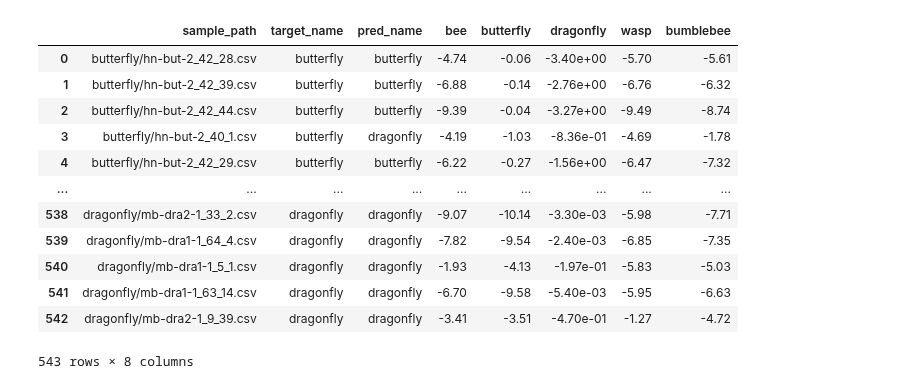
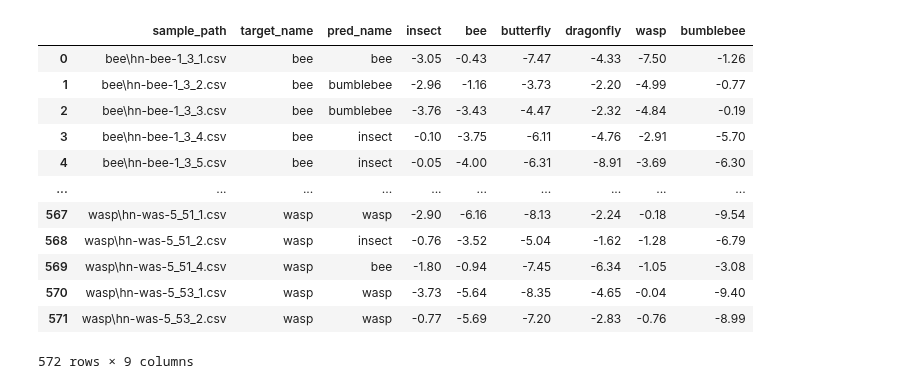
Before and after one commit to boeges/ma_point_cloud_processing, a Jupyter notebook: confusion_matrix.ipynb, the cells around one changed output. Cells and saved outputs as stored; diff of their text form; code cells hidden in the pictures.

```diff
--- a/confusion_matrix.ipynb
+++ b/confusion_matrix.ipynb
@@ -22,27 +22,28 @@ matplotlib.rcParams.update({
 })
 # %%
 PN_BASE_DIR = Path("../Pointnet_Pointnet2_pytorch/log/classification/")
-PRED_FILE = PN_BASE_DIR / "msg_cls5C_e40_bs8_pts4096_split7030_ds5fps/logs/pred_per_sample_7030.csv"
+# PRED_FILE = PN_BASE_DIR / "msg_cls5C_e40_bs8_pts4096_split7030_ds5fps/logs/pred_per_sample_7030.csv"
+PRED_FILE = PN_BASE_DIR / "msg_cls6_e40_bs8_pts4096_split7030_ds5fps/logs/pred_per_sample_7030.csv"
 
 exp_name = PRED_FILE.parent.parent.name
 
 df = pd.read_csv(PRED_FILE, header="infer")
 
 display(df)
 # %% [output]
-|  | sample_path | target_name | pred_name | bee | butterfly | dragonfly | wasp | bumblebee |
-| 0 | butterfly/hn-but-2_42_28.csv | butterfly | butterfly | -4.74 | -0.06 | -3.40e+00 | -5.70 | -5.61 |
-| 1 | butterfly/hn-but-2_42_39.csv | butterfly | butterfly | -6.88 | -0.14 | -2.76e+00 | -6.76 | -6.32 |
-| 2 | butterfly/hn-but-2_42_44.csv | butterfly | butterfly | -9.39 | -0.04 | -3.27e+00 | -9.49 | -8.74 |
-| 3 | butterfly/hn-but-2_40_1.csv | butterfly | dragonfly | -4.19 | -1.03 | -8.36e-01 | -4.69 | -1.78 |
-| 4 | butterfly/hn-but-2_42_29.csv | butterfly | butterfly | -6.22 | -0.27 | -1.56e+00 | -6.47 | -7.32 |
-| ... | ... | ... | ... | ... | ... | ... | ... | ... |
-| 538 | dragonfly/mb-dra2-1_33_2.csv | dragonfly | dragonfly | -9.07 | -10.14 | -3.30e-03 | -5.98 | -7.71 |
-| 539 | dragonfly/mb-dra1-1_64_4.csv | dragonfly | dragonfly | -7.82 | -9.54 | -2.40e-03 | -6.85 | -7.35 |
-| 540 | dragonfly/mb-dra1-1_5_1.csv | dragonfly | dragonfly | -1.93 | -4.13 | -1.97e-01 | -5.83 | -5.03 |
-| 541 | dragonfly/mb-dra1-1_63_14.csv | dragonfly | dragonfly | -6.70 | -9.58 | -5.40e-03 | -5.95 | -6.63 |
-| 542 | dragonfly/mb-dra2-1_9_39.csv | dragonfly | dragonfly | -3.41 | -3.51 | -4.70e-01 | -1.27 | -4.72 |
+|  | sample_path | target_name | pred_name | insect | bee | butterfly | dragonfly | wasp | bumblebee |
+| 0 | bee\hn-bee-1_3_1.csv | bee | bee | -3.05 | -0.43 | -7.47 | -4.33 | -7.50 | -1.26 |
+| 1 | bee\hn-bee-1_3_2.csv | bee | bumblebee | -2.96 | -1.16 | -3.73 | -2.20 | -4.99 | -0.77 |
+| 2 | bee\hn-bee-1_3_3.csv | bee | bumblebee | -3.76 | -3.43 | -4.47 | -2.32 | -4.84 | -0.19 |
+| 3 | bee\hn-bee-1_3_4.csv | bee | insect | -0.10 | -3.75 | -6.11 | -4.76 | -2.91 | -5.70 |
+| 4 | bee\hn-bee-1_3_5.csv | bee | insect | -0.05 | -4.00 | -6.31 | -8.91 | -3.69 | -6.30 |
+| ... | ... | ... | ... | ... | ... | ... | ... | ... | ... |
+| 567 | wasp\hn-was-5_51_1.csv | wasp | wasp | -2.90 | -6.16 | -8.13 | -2.24 | -0.18 | -9.54 |
+| 568 | wasp\hn-was-5_51_2.csv | wasp | insect | -0.76 | -3.52 | -5.04 | -1.62 | -1.28 | -6.79 |
+| 569 | wasp\hn-was-5_51_4.csv | wasp | bee | -1.80 | -0.94 | -7.45 | -6.34 | -1.05 | -3.08 |
+| 570 | wasp\hn-was-5_53_1.csv | wasp | wasp | -3.73 | -5.64 | -8.35 | -4.65 | -0.04 | -9.40 |
+| 571 | wasp\hn-was-5_53_2.csv | wasp | wasp | -0.77 | -5.69 | -7.20 | -2.83 | -0.76 | -8.99 |
-543 rows × 8 columns
+572 rows × 9 columns
 # %%
 def abbr_class_name(cl, mapp=None):
     if mapp is not None and cl in mapp:
```
Also changed, not shown: 1 other file.
